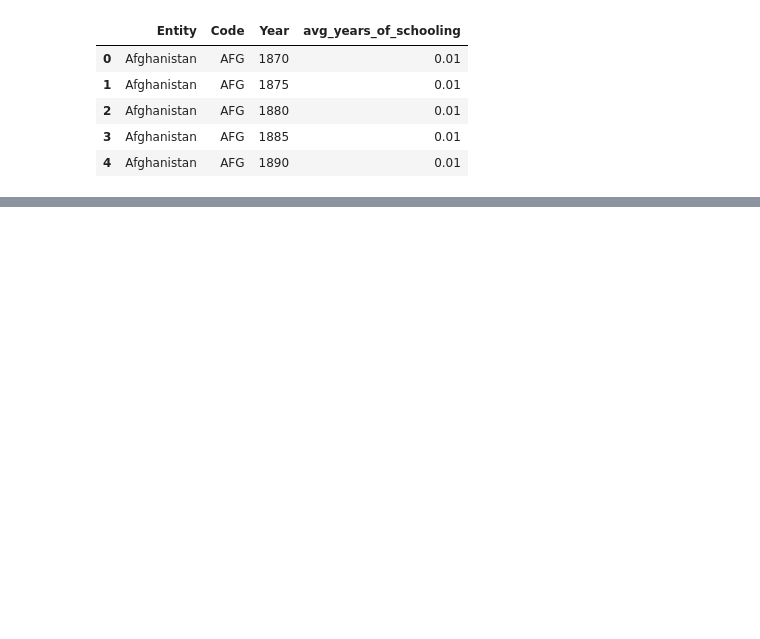
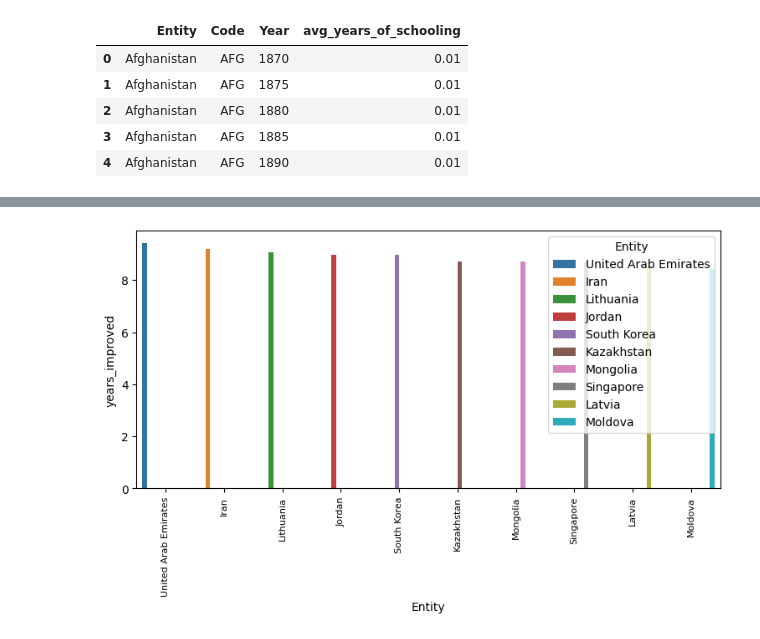
Before and after one commit to atifumacaxi/Fertility_and_Schooling, a Jupyter notebook: dea.ipynb, the cells around one changed output, grey strips where cells are left out. Cells and saved outputs as stored; diff of their text form; code cells hidden in the pictures; blank space fills up the shorter version.

Commit message:
DEA - First graphic

```diff
--- a/dea.ipynb
+++ b/dea.ipynb
@@ -26,0 +38,11 @@ sns.histplot(data=df_education, x='Year', y='avg_years_of_schooling', hue='Entit
+# %%
+#Limiting years >= 1960
+df_educ = df_education[df_education['Year']>=1960]
+# %%
+df_1960 = df_educ[df_educ['Year']==1960]
+df_2017 = df_educ[df_educ['Year']==2017]
+# %%
+df_education_improved = df_1960.merge(df_2017, how='left', on='Entity')
+df_education_improved['years_improved'] = df_education_improved['avg_years_of_schooling_y'] - df_education_improved['avg_years_of_schooling_x']
+# %%
+df_education_improved.dropna(inplace=True)
@@ -26,0 +65,11 @@ sns.histplot(data=df_education, x='Year', y='avg_years_of_schooling', hue='Entit
+# %%
+fig, ax = plt.subplots(figsize=(9, 4))
+
+df_education_improved.sort_values(by='years_improved', ascending=False, inplace=True)
+
+sns.barplot(data=df_education_improved.head(10), x='Entity', y='years_improved', hue='Entity', ax=ax)
+plt.xticks(rotation=90)
+plt.tick_params(axis='x', which='major', labelsize=8)
+plt.show()
+# %% [output]
+[figure, added]
```
Also changed, not shown: parts of 17 cells of this notebook.
